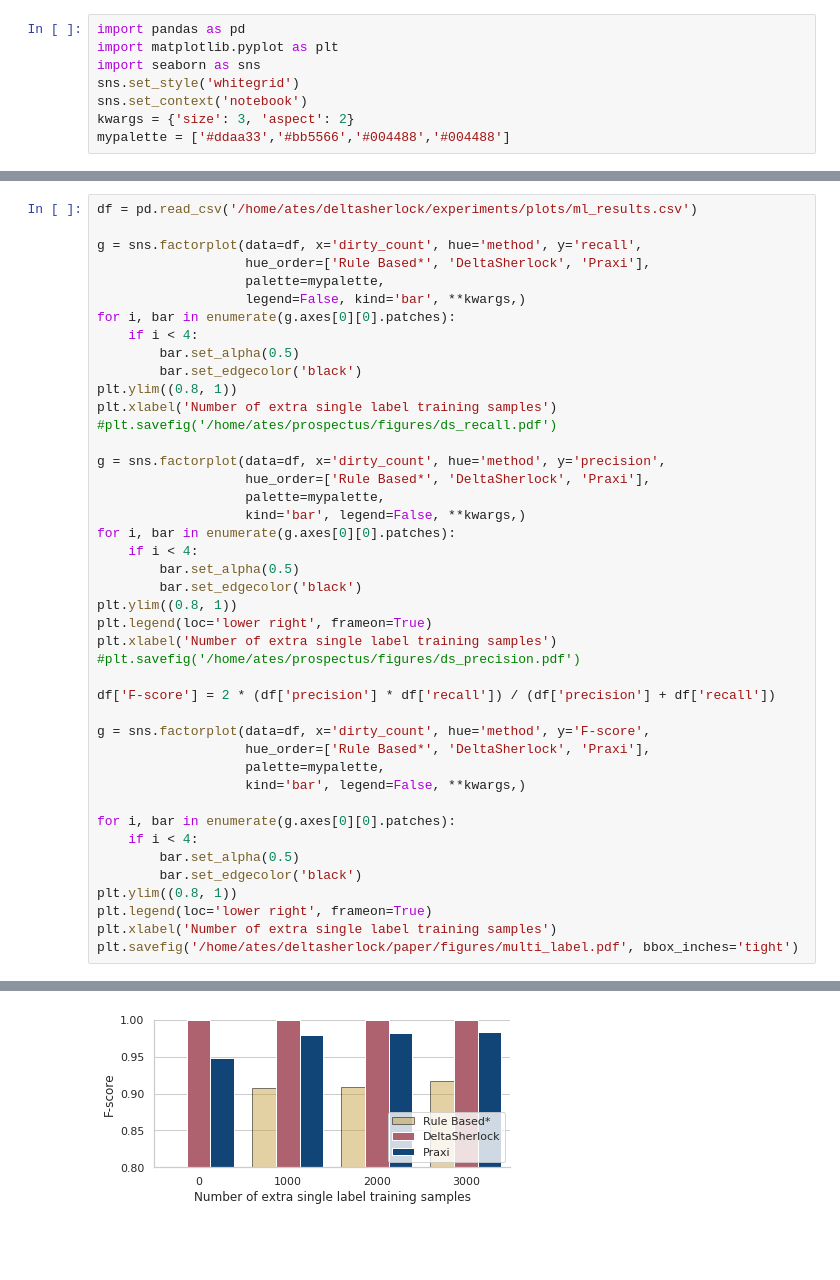
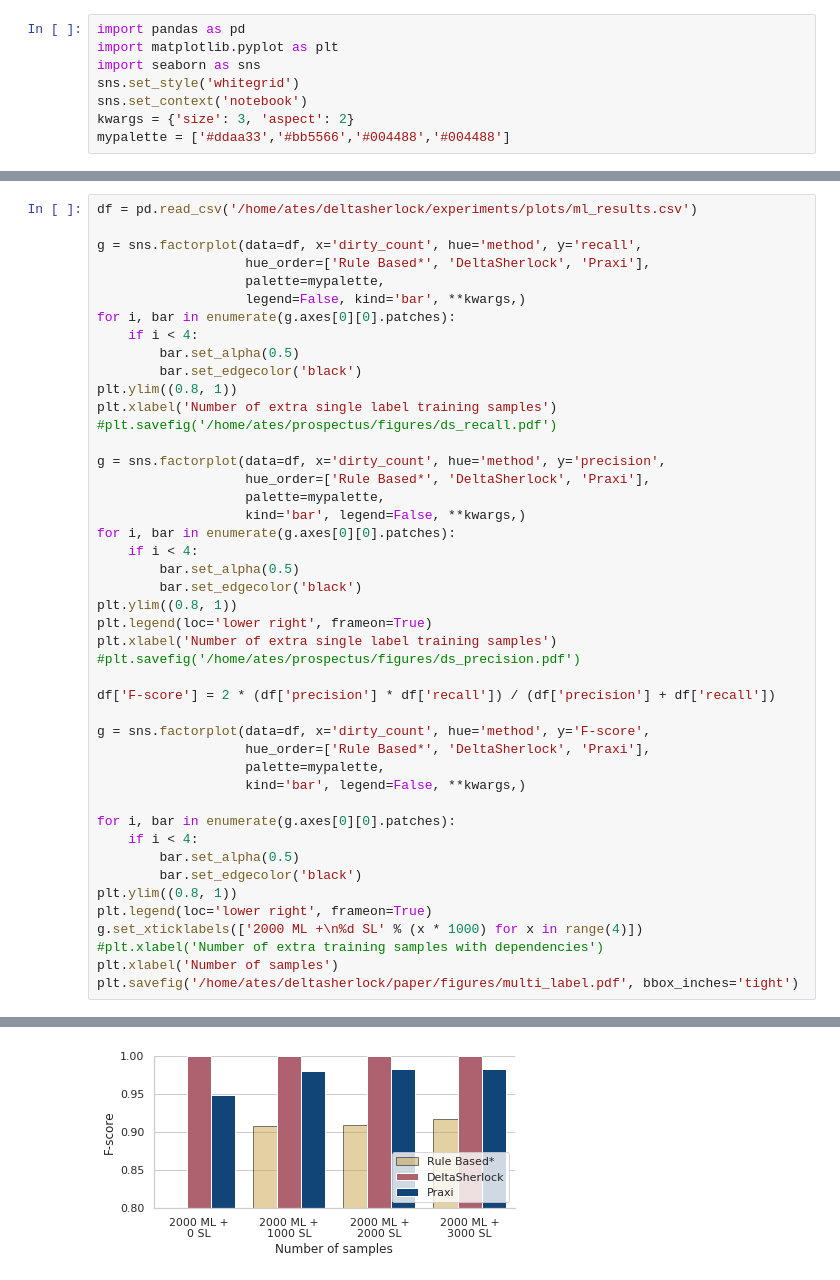
Before and after one commit to deltasherlock/experiments, a Jupyter notebook: plots/plots.ipynb, the cells around one changed output, grey strips where cells are left out. Drawn from its saved outputs; the diff is of its cells as text; blank space fills up the shorter version.

```diff
--- a/plots/plots.ipynb
+++ b/plots/plots.ipynb
@@ -80,6 +82,8 @@ for i, bar in enumerate(g.axes[0][0].patches):
         bar.set_edgecolor('black')
 plt.ylim((0.8, 1))
 plt.legend(loc='lower right', frameon=True)
-plt.xlabel('Number of extra single label training samples')
+g.set_xticklabels(['2000 ML +\n%d SL' % (x * 1000) for x in range(4)])
+#plt.xlabel('Number of extra training samples with dependencies')
+plt.xlabel('Number of samples')
 plt.savefig('/home/ates/deltasherlock/paper/figures/multi_label.pdf', bbox_inches='tight')
 # %% [output]
@@ -88,4 +92,4 @@ plt.savefig('/home/ates/deltasherlock/paper/figures/multi_label.pdf', bbox_inche
-[figure, old version]
+[figure, new version]
 # %%
 df = pd.read_csv('/home/ates/deltasherlock/experiments/plots/iterative_results.csv')
 
```
Also changed, not shown: parts of 4 cells of this notebook, 2 other files.
